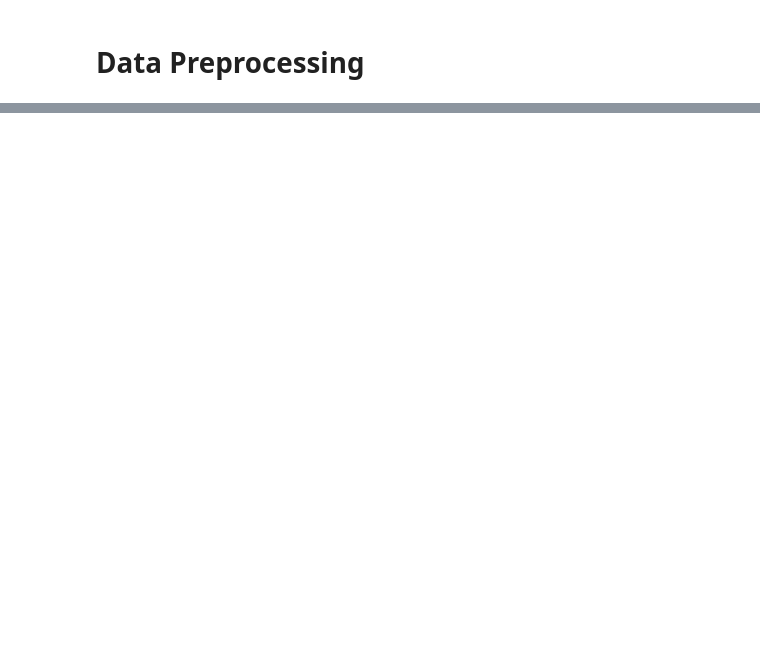
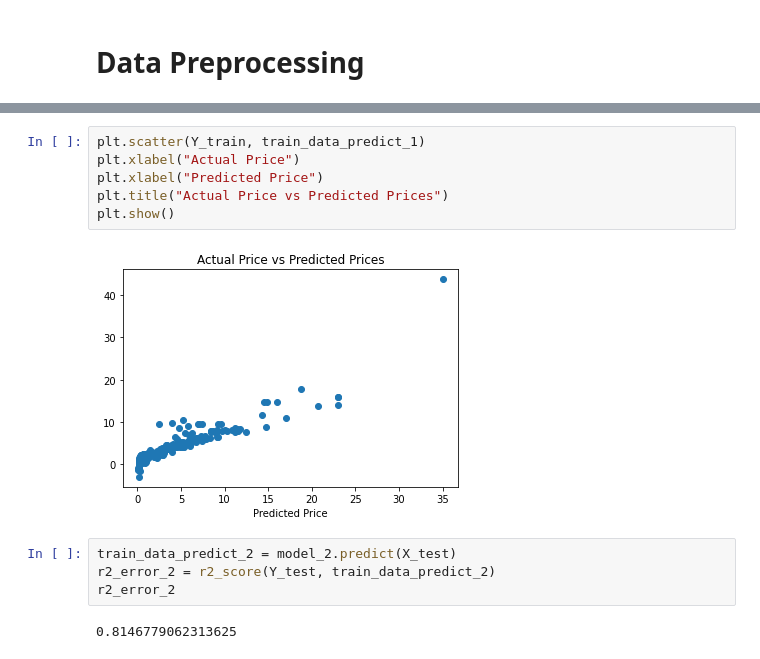
Before and after one commit to izzypatrick21/car-price-prediction, a Jupyter notebook: Car Price Prediction.ipynb, the cells around one changed output, grey strips where cells are left out. Saved outputs shown, nothing was run; the diff lists cells and outputs as text; blank space fills up the shorter version.

```diff
--- a/Car Price Prediction.ipynb
+++ b/Car Price Prediction.ipynb
@@ -63,0 +176,14 @@ dtype: int64
+# %%
+plt.scatter(Y_train, train_data_predict_1)
+plt.xlabel("Actual Price")
+plt.xlabel("Predicted Price")
+plt.title("Actual Price vs Predicted Prices")
+plt.show()
+# %% [output]
+[figure, added]
+# %%
+train_data_predict_2 = model_2.predict(X_test)
+r2_error_2 = r2_score(Y_test, train_data_predict_2)
+r2_error_2
+# %% [output]
+0.8146779062313625
```
Also changed, not shown: parts of 27 cells of this notebook.
